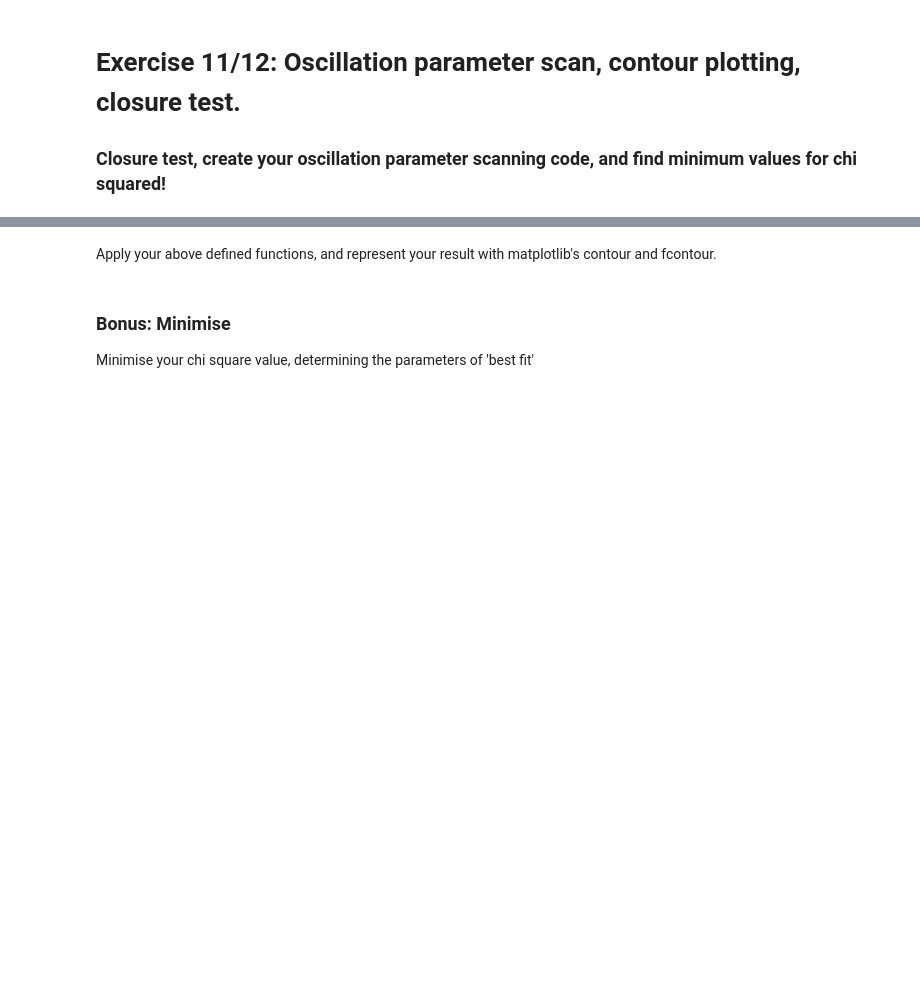
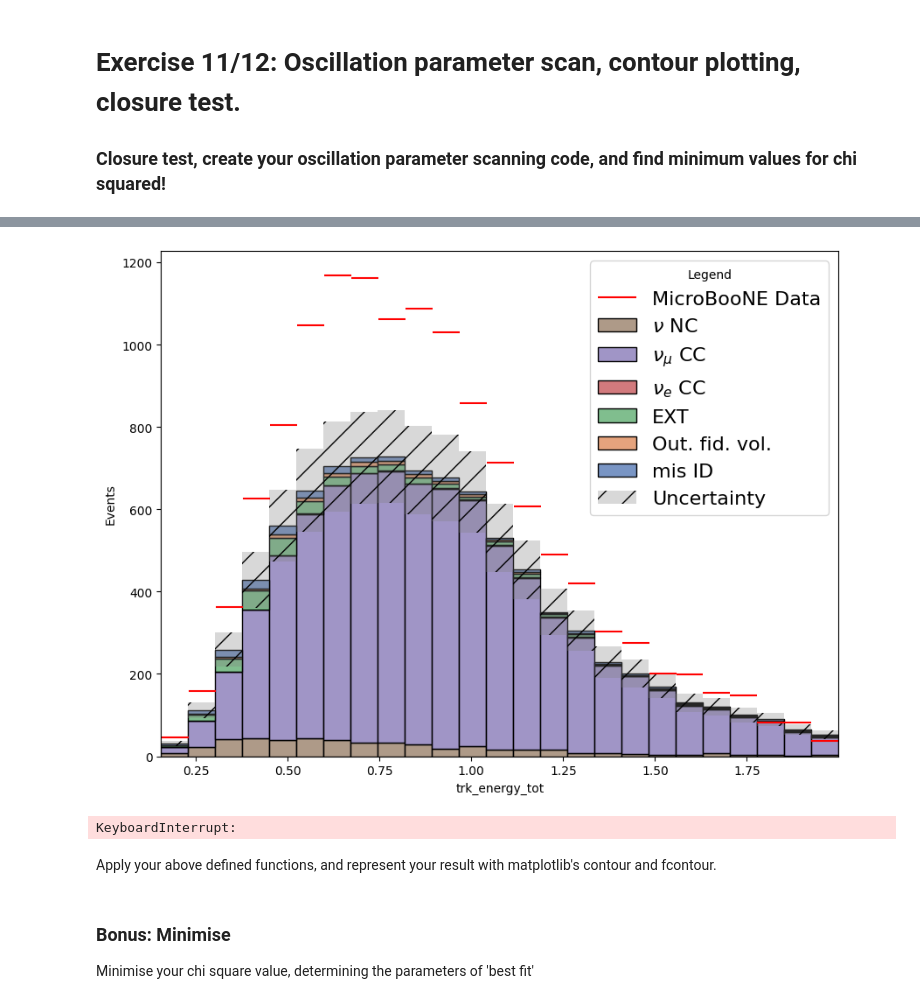
Before and after one commit to VadanKhan/particle-ml-project, a Jupyter notebook: particle_ml_project/MainAnalysis_template.ipynb, the cells around one changed output, grey strips where cells are left out. Saved outputs shown, nothing was run; the diff lists cells and outputs as text; code cells hidden in the pictures; blank space fills up the shorter version.

```diff
--- a/particle_ml_project/MainAnalysis_template.ipynb
+++ b/particle_ml_project/MainAnalysis_template.ipynb
@@ -591,3 +632,16 @@ def chi_squared_histogram(bin_heights_exp: np.array, bin_heights_pred: np.array,
 ### Closure test, create your oscillation parameter scanning code, and find minimum values for chi squared!
 # %%
 # Selection cuts on oscillated data
+# Oscillated Data
+oscillated_file = './data/oscillated_data.pkl'
+
+# Open file as pandas dataframe
+MC_OSCILLATED = pd.read_pickle(oscillated_file)
+
+# apply selection cuts
+MC_OSCILLATED = Selections(MC_OSCILLATED)
+
+
+# Display the top 10 rows of the DataFrame
+print("Checking the pre-oscillated simulated data:")
+display(MC_OSCILLATED.head(10))
@@ -594,7 +661,21 @@ def chi_squared_histogram(bin_heights_exp: np.array, bin_heights_pred: np.array,
 # %%
 # Function that oscillates and calculates chi squared for set delM21 and sin^2(2theta)
+counts_exp_john, counts_sim_john, errors_john = create_histogram(MC_OSCILLATED, data_frame, 25)
+# %% [output]
+[figure, added]
 # %%
 # Function that loops the above function across range of values of delM21 and sin^2(2theta)
+DIST_TRAVELLED = 0.47 # km
+NUM_MIXING_ANGLES = 100
+# mixing_angles = np.linspace(0, np.pi/2, NUM_MIXING_ANGLES)
+mixing_angle_factors = np.linspace(0.1, 1, NUM_MIXING_ANGLES)
+
+NUM_MASS_DELTAS = 100
+mass_deltas_squared = np.linspace(0.01, 1, NUM_MASS_DELTAS)
+
+adjusted_weights = generate_adjusted_weights(MC_OSCILLATED, DIST_TRAVELLED, mass_deltas_squared, mixing_angle_factors, variable='true_E')
+# %% [output]
+KeyboardInterrupt:
 # %%
 # plot contourf function and find minimum!
 # %% [markdown]
```
Also changed, not shown: parts of 4 cells of this notebook.
